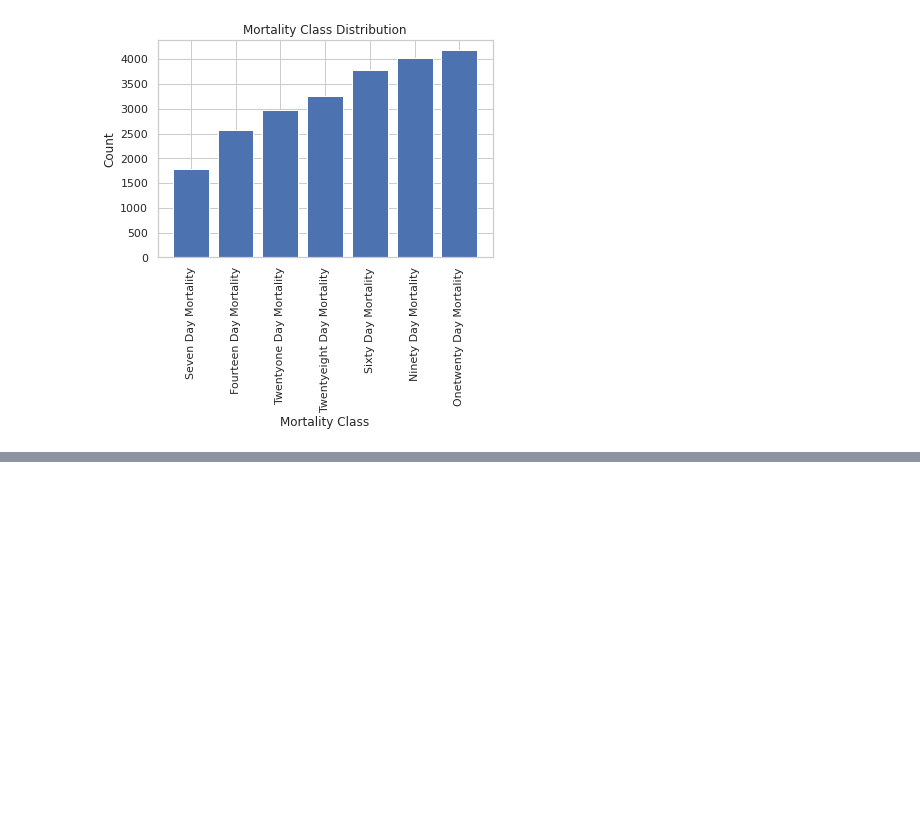
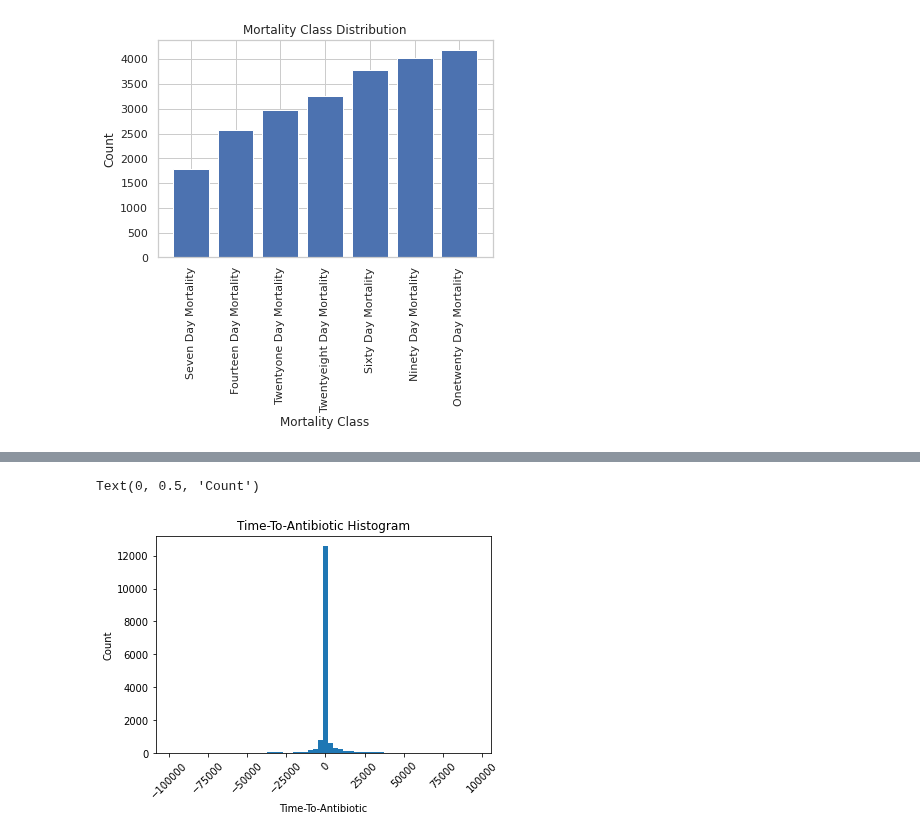
Before and after one commit to ryashpal/ML, a Jupyter notebook: mortality/sepsis_micro/02_explore_before.ipynb, the cells around one changed output, grey strips where cells are left out. Cells and saved outputs as stored; diff of their text form; code cells hidden in the pictures; blank space fills up the shorter version.

```diff
--- a/mortality/sepsis_micro/02_explore_before.ipynb
+++ b/mortality/sepsis_micro/02_explore_before.ipynb
@@ -283,0 +286,4 @@ Text(0.5, 0, 'Mortality Class')
+# %%
+ttaQuery = """select * from sepsis_micro.time_to_antibiotic;"""
+ttaDf = pd.read_sql_query(ttaQuery, con)
+ttaDf
@@ -283,0 +316,13 @@ Text(0.5, 0, 'Mortality Class')
+# %%
+from matplotlib import pyplot as plt
+
+fig, ax = plt.subplots()
+plt.xticks(rotation = 45)
+plt.hist(ttaDf.time_to_antibiotic, bins=60)
+
+ax.set_title('Time-To-Antibiotic Histogram')
+ax.set_xlabel('Time-To-Antibiotic')
+ax.set_ylabel('Count')
+# %% [output]
+Text(0, 0.5, 'Count')
+[figure, added]
```
Also changed, not shown: parts of 3 cells of this notebook, 13 other files.
